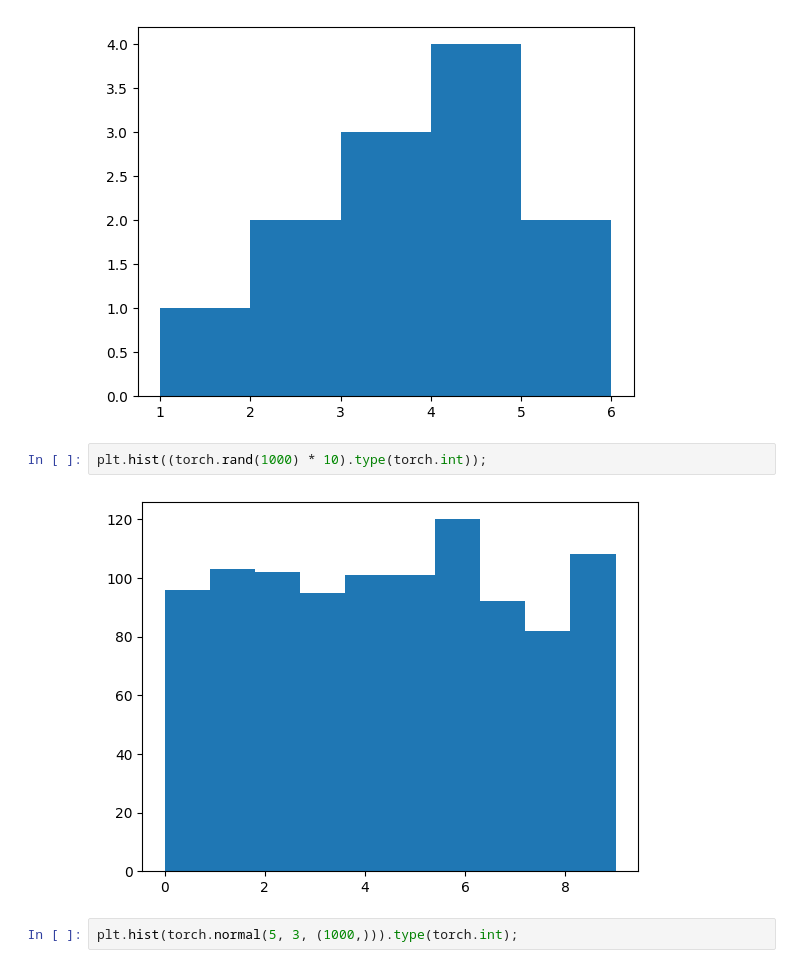
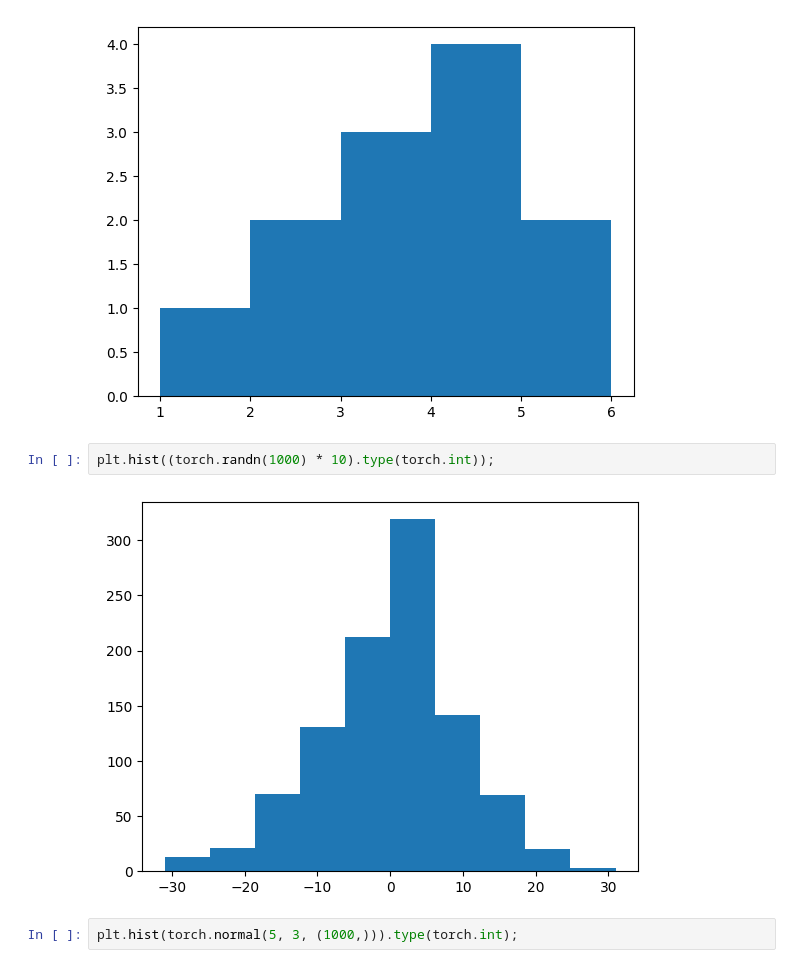
Before and after one commit to MissingSemesterCUET/ML, a Jupyter notebook: lecture1.ipynb, the cells around one changed output. Saved outputs shown, nothing was run; the diff lists cells and outputs as text.

```diff
--- a/lecture1.ipynb
+++ b/lecture1.ipynb
@@ -278,9 +278,9 @@ plt.hist([1,2,2,3,3,3,4,4,4,4,5,5], bins=range(1, 7));
 # %% [output]
 [figure]
 # %%
-plt.hist((torch.rand(1000) * 10).type(torch.int));
+plt.hist((torch.randn(1000) * 10).type(torch.int));
 # %% [output]
-[figure, old version]
+[figure, new version]
 # %%
 plt.hist(torch.normal(5, 3, (1000,))).type(torch.int);
 # %% [output]
```
Also changed, not shown: 2 other files.
